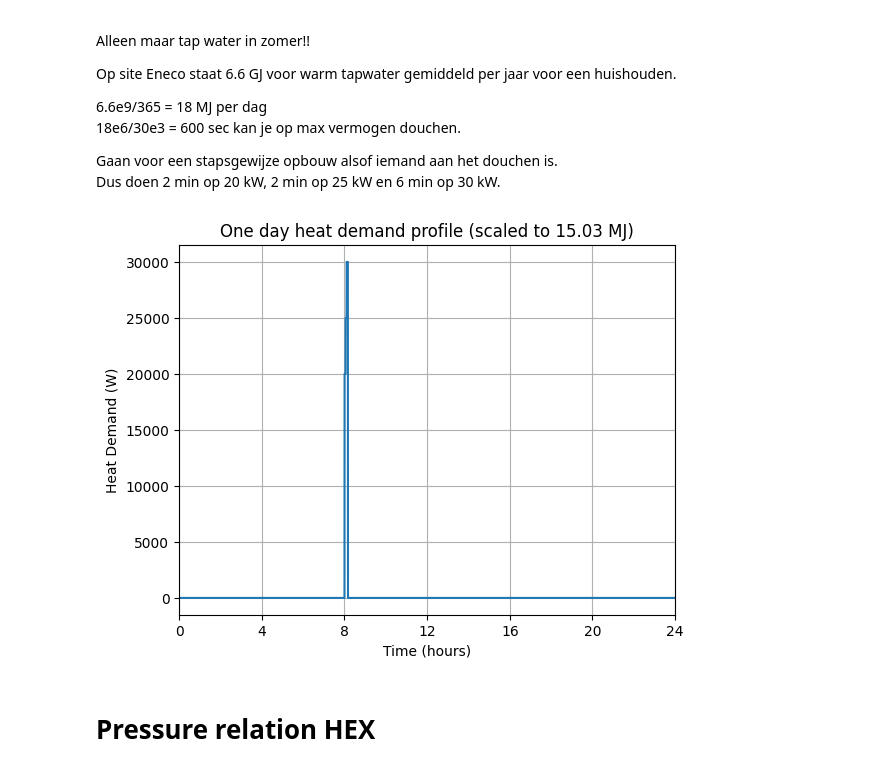
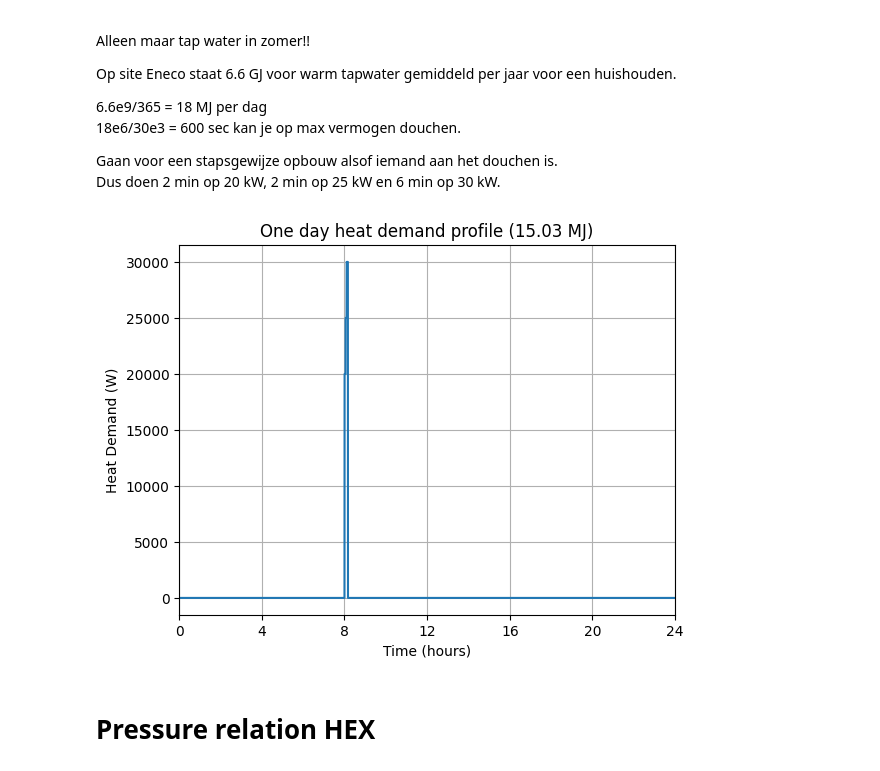
Before and after one commit to Pietervb2/thesis, a Jupyter notebook: obtain_realistic parameters.ipynb, the cells around one changed output. Drawn from its saved outputs; the diff is of its cells as text; code cells hidden in the pictures.

```diff
--- a/obtain_realistic parameters.ipynb
+++ b/obtain_realistic parameters.ipynb
@@ -132,35 +131,35 @@ t = np.linspace(0, 24*3600, 24*3600)
 # Stapintervallen
 t1_start, t1_end = 8*3600, 8.05*3600
 t2_start, t2_end = t1_end, 8.1*3600
 t3_start, t3_end = t2_end, 8.164*3600
 
 # Hoogtes van de stappen
 h1, h2, h3 = 1.0, 2.0, 3.0
 
 # Signaal (overal nul)
 y = np.zeros_like(t)
 
 # Drie blockgolven naast elkaar
 y[(t >= t1_start) & (t < t1_end)] = 20e3
 y[(t >= t2_start) & (t < t2_end)] = 25e3
 y[(t >= t3_start) & (t < t3_end)] = 30e3
 
 
 plt.plot(t, y)
-plt.title(f"One day heat demand profile (scaled to {round(np.trapz(y, t)/1e6,3)} MJ)")
+plt.title(f"One day heat demand profile ({round(np.trapz(y, t)/1e6,3)} MJ)")
 plt.xlabel("Time (hours)")
 plt.ylabel("Heat Demand (W)")
 
 ax = plt.gca()
 ax.set_xlim(0, 24 * 3600)  # limits in seconds
 ticks_seconds = np.arange(0, 25, 4) * 3600
 ax.set_xticks(ticks_seconds)
 ax.set_xticklabels([f'{int(h)}' for h in np.arange(0, 25, 4)])
 
 plt.grid()
 plt.show()
 # %% [output]
-[figure, old version]
+[figure, new version]
 # %% [markdown]
 # Pressure relation HEX
 # %%
```
Also changed, not shown: parts of 2 cells of this notebook, 6 other files.
